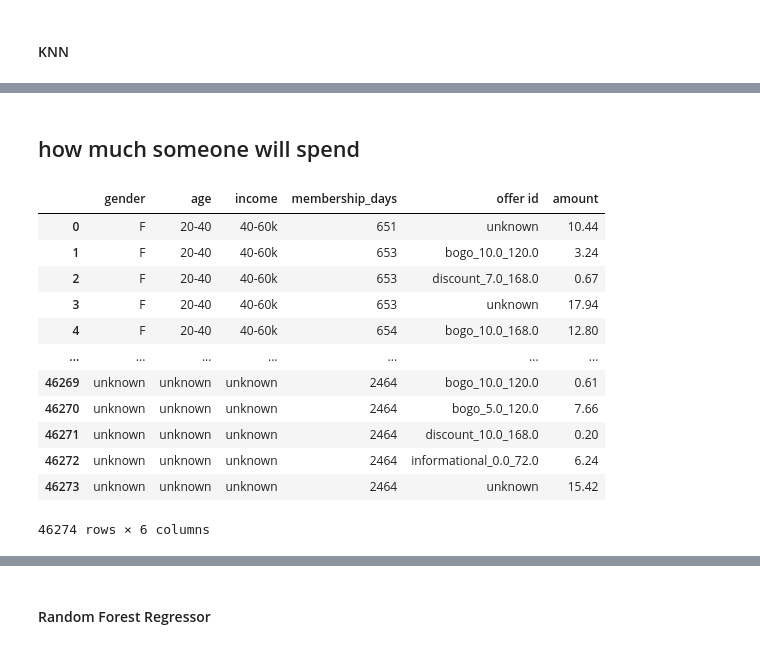
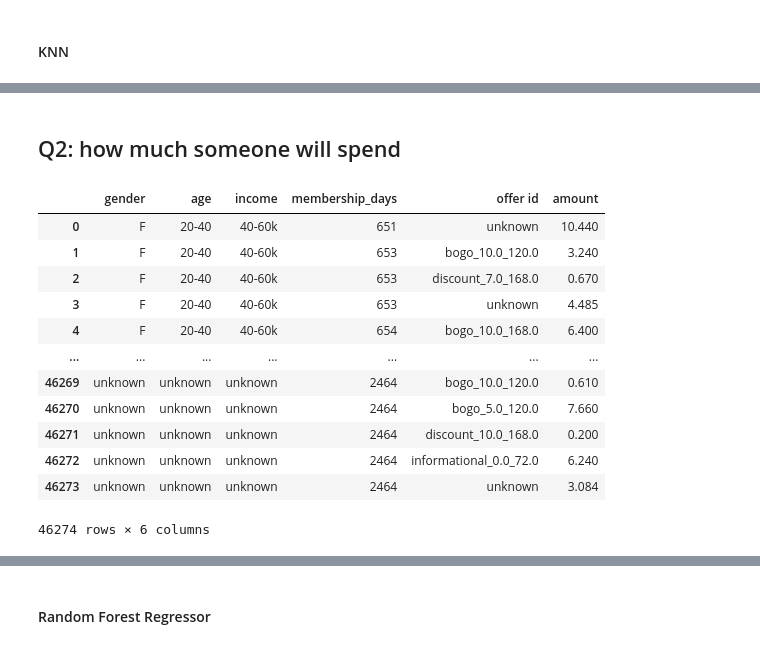
Before and after one commit to EmmaHu-learner/DS_NanoDegree_Capstone, a Jupyter notebook: Starbucks_Modeling.ipynb, the cells around one changed output, grey strips where cells are left out. Drawn from its saved outputs; the diff is of its cells as text; code cells hidden in the pictures.

```diff
--- a/Starbucks_Modeling.ipynb
+++ b/Starbucks_Modeling.ipynb
@@ -295,21 +279,21 @@ learning_curve_plot(clf, X_train, y_train, 5, 'accuracy', 'KNN')
 # %% [markdown]
-## how much someone will spend
+## Q2: how much someone will spend
 # %%
 X=df[(df['amount']>0) &((df['offer_driven']==1) | (df['offer_irrelevant']==1))][['gender', 'age', 'income', 'membership_days','offer id','amount']]
-X=X.groupby(['gender', 'age', 'income', 'membership_days','offer id'])[['amount']].sum().reset_index().drop_duplicates()
+X=X.groupby(['gender', 'age', 'income', 'membership_days','offer id'])[['amount']].mean().reset_index().drop_duplicates()
 
 X
 # %% [output]
 |  | gender | age | income | membership_days | offer id | amount |
-| 0 | F | 20-40 | 40-60k | 651 | unknown | 10.44 |
-| 1 | F | 20-40 | 40-60k | 653 | bogo_10.0_120.0 | 3.24 |
-| 2 | F | 20-40 | 40-60k | 653 | discount_7.0_168.0 | 0.67 |
-| 3 | F | 20-40 | 40-60k | 653 | unknown | 17.94 |
-| 4 | F | 20-40 | 40-60k | 654 | bogo_10.0_168.0 | 12.80 |
+| 0 | F | 20-40 | 40-60k | 651 | unknown | 10.440 |
+| 1 | F | 20-40 | 40-60k | 653 | bogo_10.0_120.0 | 3.240 |
+| 2 | F | 20-40 | 40-60k | 653 | discount_7.0_168.0 | 0.670 |
+| 3 | F | 20-40 | 40-60k | 653 | unknown | 4.485 |
+| 4 | F | 20-40 | 40-60k | 654 | bogo_10.0_168.0 | 6.400 |
 | ... | ... | ... | ... | ... | ... | ... |
-| 46269 | unknown | unknown | unknown | 2464 | bogo_10.0_120.0 | 0.61 |
-| 46270 | unknown | unknown | unknown | 2464 | bogo_5.0_120.0 | 7.66 |
-| 46271 | unknown | unknown | unknown | 2464 | discount_10.0_168.0 | 0.20 |
-| 46272 | unknown | unknown | unknown | 2464 | informational_0.0_72.0 | 6.24 |
-| 46273 | unknown | unknown | unknown | 2464 | unknown | 15.42 |
+| 46269 | unknown | unknown | unknown | 2464 | bogo_10.0_120.0 | 0.610 |
+| 46270 | unknown | unknown | unknown | 2464 | bogo_5.0_120.0 | 7.660 |
+| 46271 | unknown | unknown | unknown | 2464 | discount_10.0_168.0 | 0.200 |
+| 46272 | unknown | unknown | unknown | 2464 | informational_0.0_72.0 | 6.240 |
+| 46273 | unknown | unknown | unknown | 2464 | unknown | 3.084 |
 46274 rows × 6 columns
```
Also changed, not shown: parts of 21 cells of this notebook, 15 other files.
